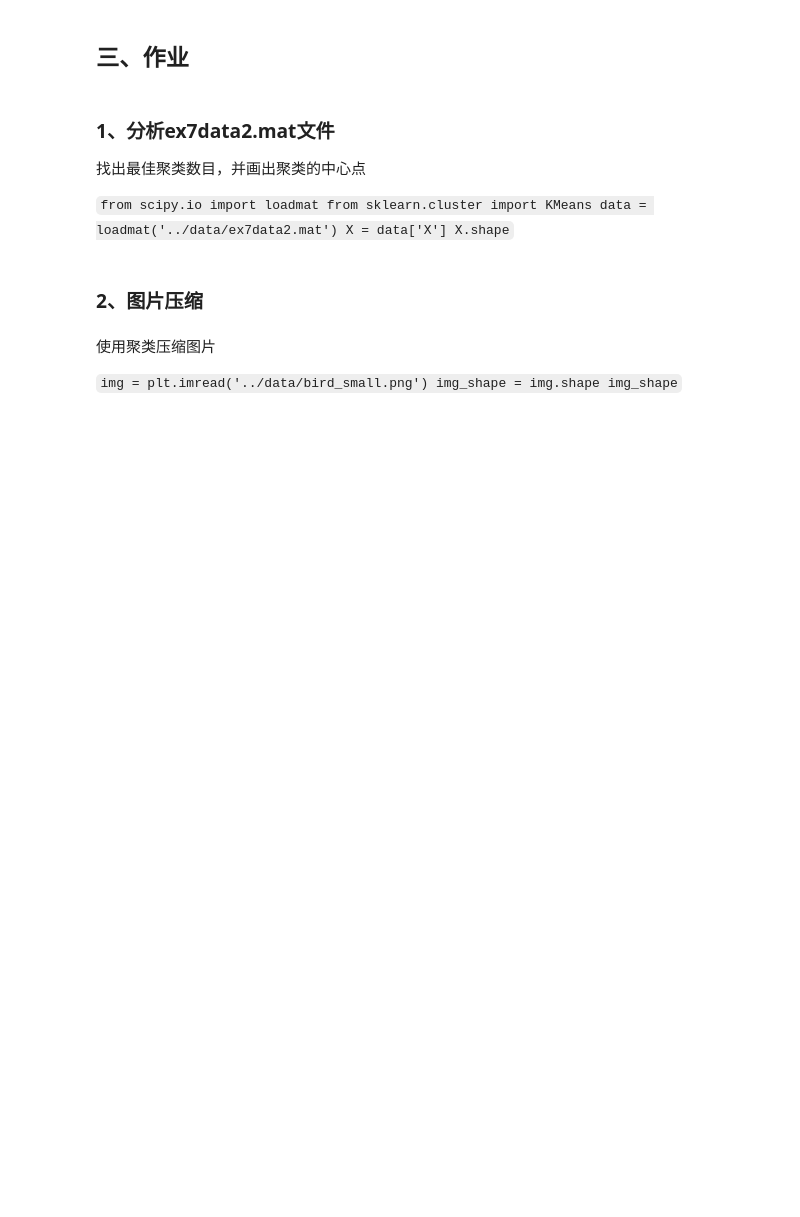
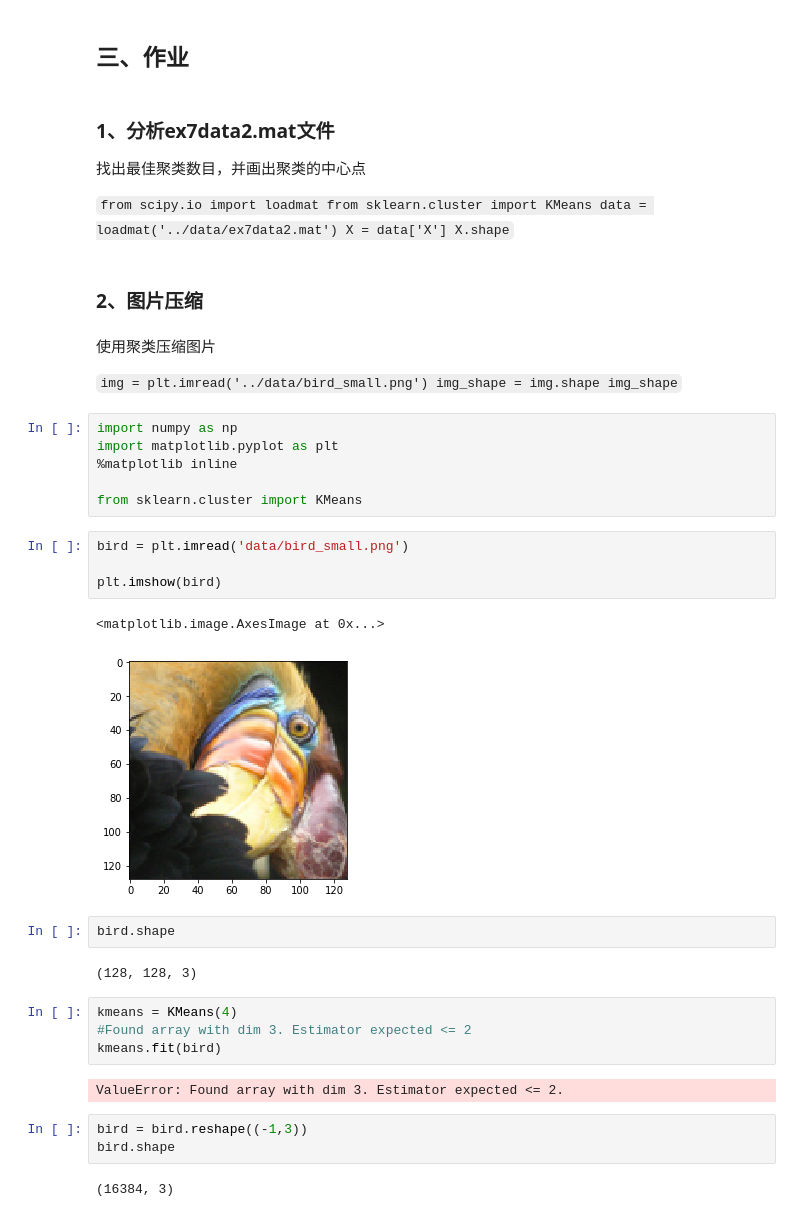
Before and after one commit to rottengeek/data_analysis, a Jupyter notebook: 24-K-means/K-means.ipynb, the cells around one changed output. Saved outputs shown, nothing was run; the diff lists cells and outputs as text; blank space fills up the shorter version.

Commit message:
kmeans

```diff
--- a/24-K-means/K-means.ipynb
+++ b/24-K-means/K-means.ipynb
@@ -688,3 +643,31 @@ img = plt.imread('../data/bird_small.png')
 img_shape = img.shape
 img_shape
 `
+# %%
+import numpy as np
+import matplotlib.pyplot as plt
+%matplotlib inline
+
+from sklearn.cluster import KMeans
+# %%
+bird = plt.imread('data/bird_small.png')
+
+plt.imshow(bird)
+# %% [output]
+<matplotlib.image.AxesImage at 0x...>
+[figure, added]
+# %%
+bird.shape
+# %% [output]
+(128, 128, 3)
+# %%
+kmeans = KMeans(4)
+#Found array with dim 3. Estimator expected <= 2
+kmeans.fit(bird)
+# %% [output]
+ValueError: Found array with dim 3. Estimator expected <= 2.
+# %%
+bird = bird.reshape((-1,3))
+bird.shape
+# %% [output]
+(16384, 3)
```
Also changed, not shown: parts of 24 cells of this notebook.
